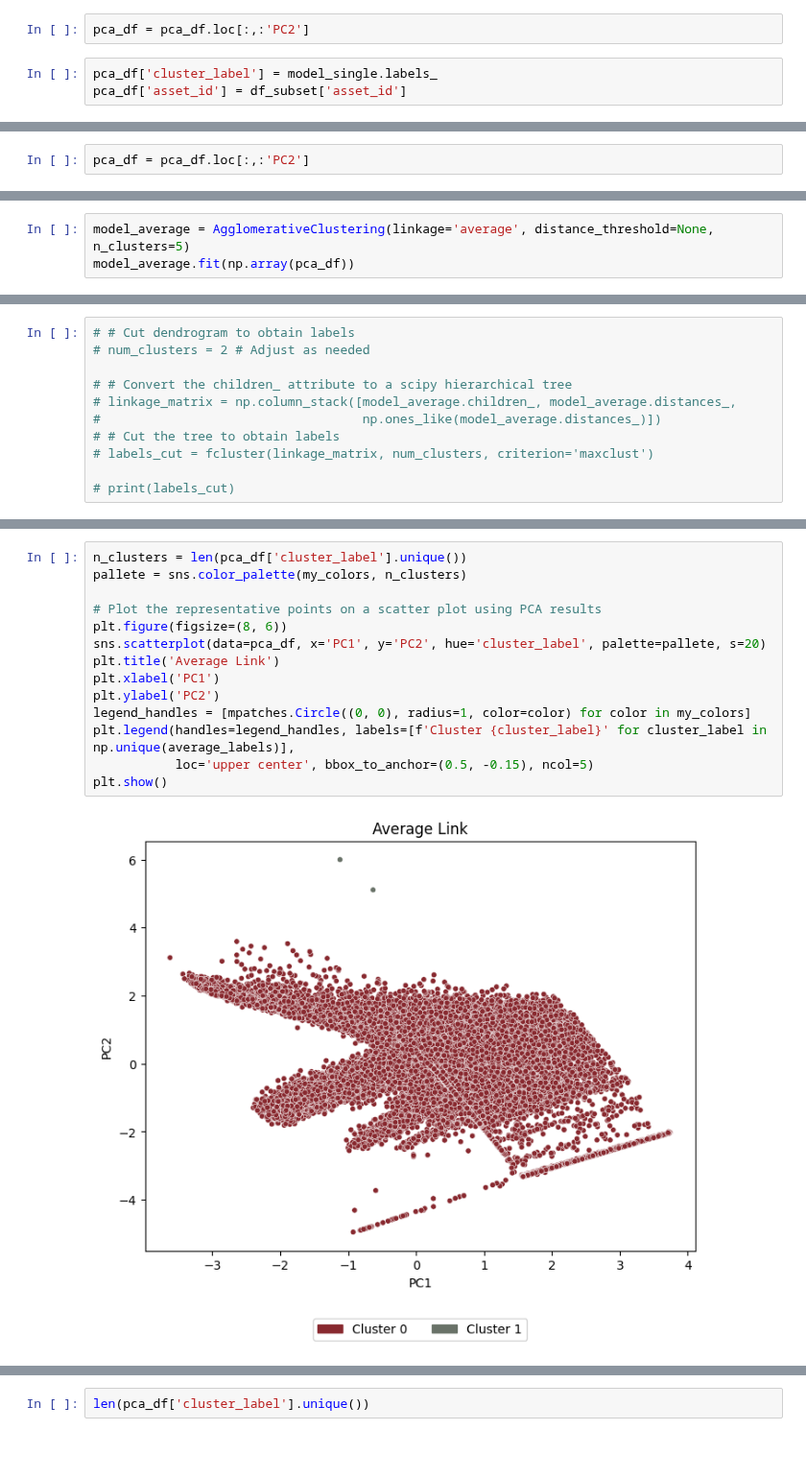
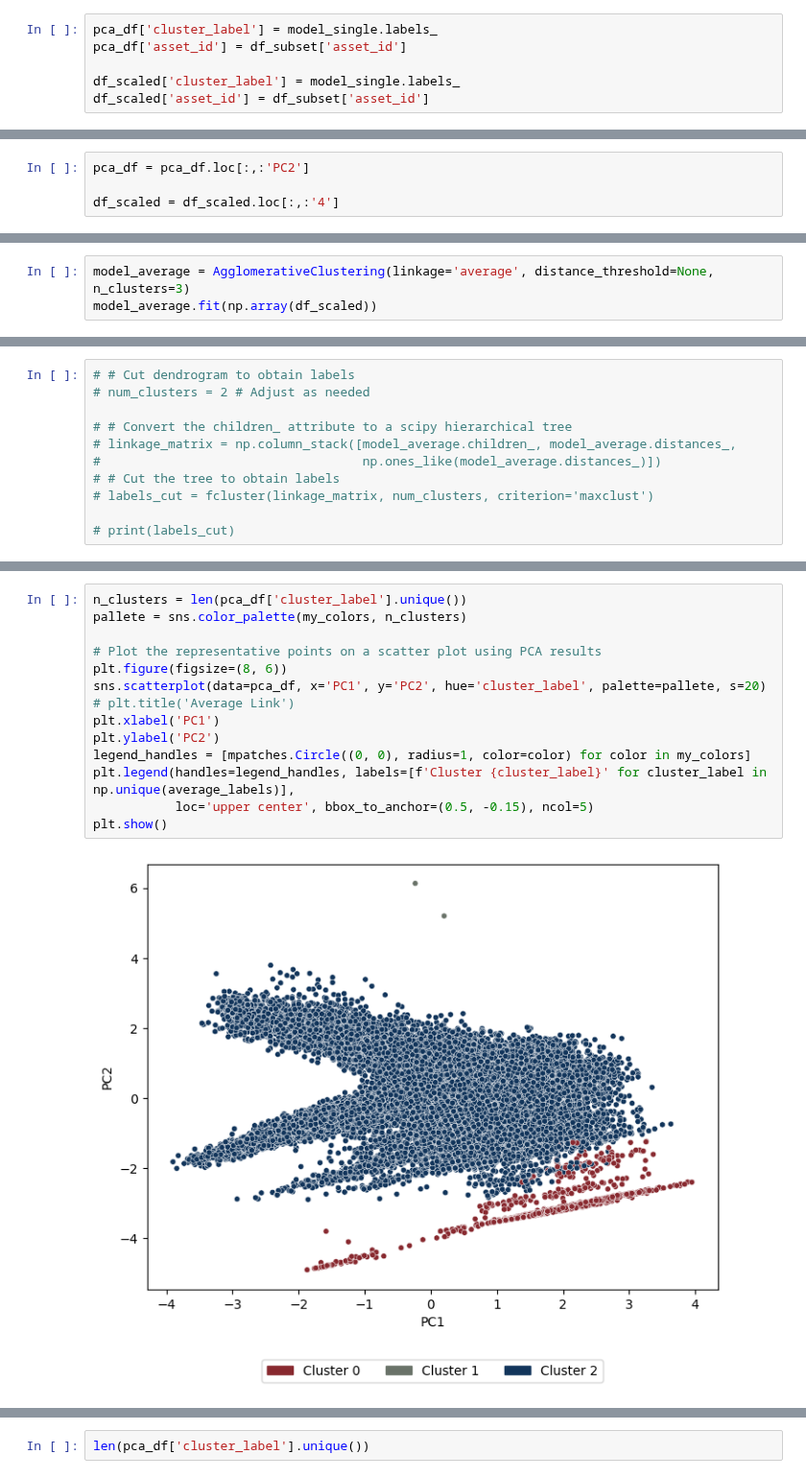
Before and after one commit to sarabreu/thesis_dev, a Jupyter notebook: 2_models/with_raw_data/solar/hierarchical_cluster_opt.ipynb, the cells around one changed output, grey strips where cells are left out. Shown at 96% size. Drawn from its saved outputs; the diff is of its cells as text; blank space fills up the shorter version.

```diff
--- a/2_models/with_raw_data/solar/hierarchical_cluster_opt.ipynb
+++ b/2_models/with_raw_data/solar/hierarchical_cluster_opt.ipynb
@@ -129,9 +130,10 @@ with open('results/hierarchical_opt/single_clustering.pickle', 'rb') as f:
 # labels_cut = fcluster(linkage_matrix, num_clusters, criterion='maxclust')
 
 # print(labels_cut)
-# %%
-pca_df = pca_df.loc[:,:'PC2']
 # %%
 pca_df['cluster_label'] = model_single.labels_
 pca_df['asset_id'] = df_subset['asset_id']
+
+df_scaled['cluster_label'] = model_single.labels_
+df_scaled['asset_id'] = df_subset['asset_id']
 # %%
@@ -215,6 +217,8 @@ plt.show()
 pca_df.to_csv('results/hierarchical_opt/labels_most_common/single_link.csv', index= False)
 # %%
 pca_df = pca_df.loc[:,:'PC2']
+
+df_scaled = df_scaled.loc[:,:'4']
 # %% [markdown]
 ### Average Link
 # %% [markdown]
@@ -265,6 +269,6 @@ keeping the distance threshold as none and testing different values for the numb
 # best_score = grid_search.best_score_
 # print("Best Silhouette Score:", best_score)
 # %%
-model_average = AgglomerativeClustering(linkage='average', distance_threshold=None, n_clusters=5)
-model_average.fit(np.array(pca_df))
+model_average = AgglomerativeClustering(linkage='average', distance_threshold=None, n_clusters=3)
+model_average.fit(np.array(df_scaled))
 # %% [output]
@@ -310,19 +317,19 @@ pca_df.to_csv('results/hierarchical_opt/csv_labels_cut_raw/average_link.csv', in
 # %%
 n_clusters = len(pca_df['cluster_label'].unique())
 pallete = sns.color_palette(my_colors, n_clusters)
 
 # Plot the representative points on a scatter plot using PCA results
 plt.figure(figsize=(8, 6))
 sns.scatterplot(data=pca_df, x='PC1', y='PC2', hue='cluster_label', palette=pallete, s=20)
-plt.title('Average Link')
+# plt.title('Average Link')
 plt.xlabel('PC1')
 plt.ylabel('PC2')
 legend_handles = [mpatches.Circle((0, 0), radius=1, color=color) for color in my_colors]
 plt.legend(handles=legend_handles, labels=[f'Cluster {cluster_label}' for cluster_label in np.unique(average_labels)],
            loc='upper center', bbox_to_anchor=(0.5, -0.15), ncol=5)
 plt.show()
 # %% [output]
-[figure, old version]
+[figure, new version]
 # %%
 most_frequent_clusters = pca_df.groupby('asset_id')['cluster_label'].agg(lambda x: np.bincount(x).argmax())
 
```
Also changed, not shown: parts of 48 cells of this notebook, 6 other files.
